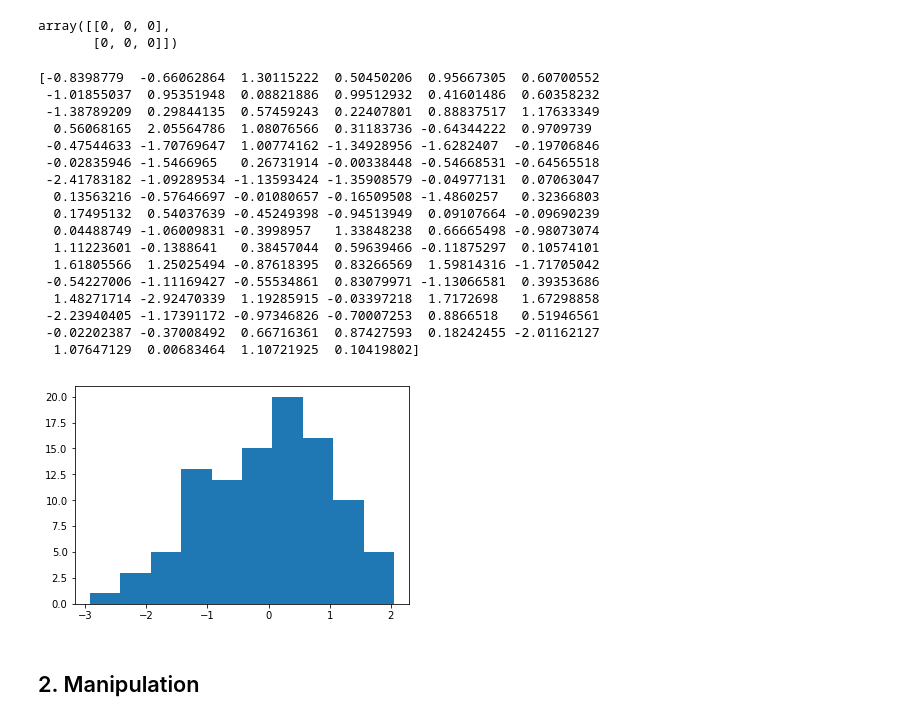
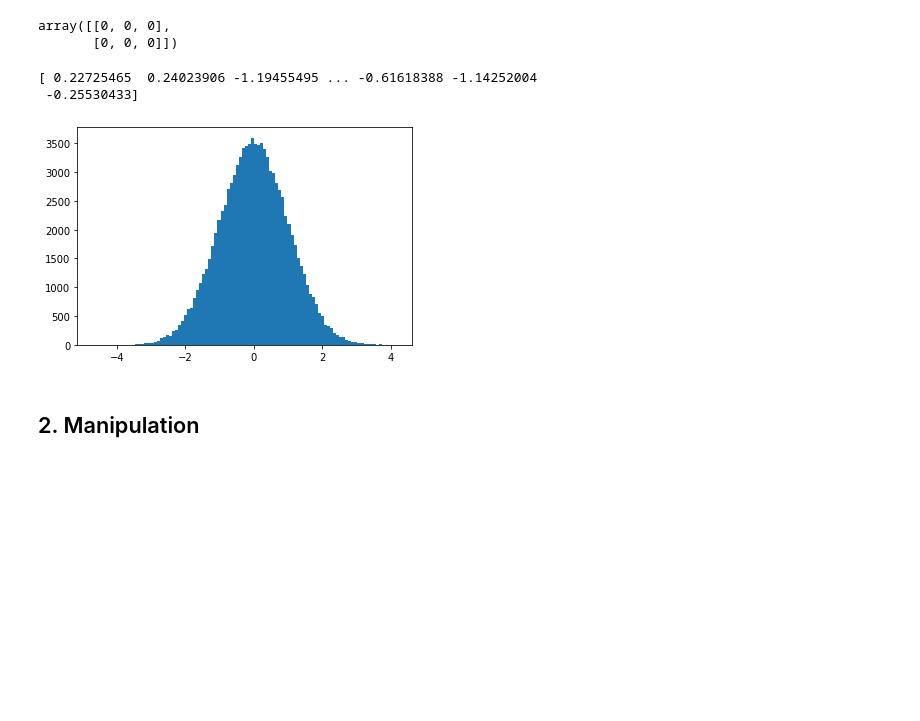
Before and after one commit to TaeYongGong/class2021Spring, a Jupyter notebook: numpy.ipynb, the cells around one changed output. Cells and saved outputs as stored; diff of their text form; code cells hidden in the pictures; blank space fills up the shorter version.

```diff
--- a/numpy.ipynb
+++ b/numpy.ipynb
@@ -41,30 +64,20 @@ np.zeros_like(X)
 # %% [output]
 array([[0, 0, 0],
        [0, 0, 0]])
-# %%
-data = np.random.normal(0,1, 100)
-print(data)
-plt.hist(data, bins=10)
-plt.show()
-# %% [output]
-[-0.8398779  -0.66062864  1.30115222  0.50450206  0.95667305  0.60700552
- -1.01855037  0.95351948  0.08821886  0.99512932  0.41601486  0.60358232
- -1.38789209  0.29844135  0.57459243  0.22407801  0.88837517  1.17633349
-  0.56068165  2.05564786  1.08076566  0.31183736 -0.64344222  0.9709739
- -0.47544633 -1.70769647  1.00774162 -1.34928956 -1.6282407  -0.19706846
- -0.02835946 -1.5466965   0.26731914 -0.00338448 -0.54668531 -0.64565518
- -2.41783182 -1.09289534 -1.13593424 -1.35908579 -0.04977131  0.07063047
-  0.13563216 -0.57646697 -0.01080657 -0.16509508 -1.4860257   0.32366803
-  0.17495132  0.54037639 -0.45249398 -0.94513949  0.09107664 -0.09690239
-  0.04488749 -1.06009831 -0.3998957   1.33848238  0.66665498 -0.98073074
-  1.11223601 -0.1388641   0.38457044  0.59639466 -0.11875297  0.10574101
-  1.61805566  1.25025494 -0.87618395  0.83266569  1.59814316 -1.71705042
- -0.54227006 -1.11169427 -0.55534861  0.83079971 -1.13066581  0.39353686
-  1.48271714 -2.92470339  1.19285915 -0.03397218  1.7172698   1.67298858
- -2.23940405 -1.17391172 -0.97346826 -0.70007253  0.8866518   0.51946561
- -0.02202387 -0.37008492  0.66716361  0.87427593  0.18242455 -2.01162127
-  1.07647129  0.00683464  1.10721925  0.10419802]
-[figure, removed]
+# %%
+data = np.random.normal(0,1, 100000)
+# random하게 수를 추출하되 {0}가 평균, {1}가 표준편차, size = {3}가 숫자의 개수인 정규분포의 형태가 되게 추출해라.
+# np.random.normal(mu, sigma, size=)
+출처: https://rfriend.tistory.com/284 [R, Python 분석과 프로그래밍의 친구 (by R Friend)]
+print(data)
+plt.hist(data, bins=100)
+# histogram의 형태
+# bins -> standard distribution의 원소를 몇개의 바구니안에 담을 것인가(몇개의 차트안에 담을 것인다. )
+plt.show()
+# %% [output]
+[ 0.22725465  0.24023906 -1.19455495 ... -0.61618388 -1.14252004
+ -0.25530433]
+[figure, added]
 # %% [markdown]
 ## 2. Manipulation
 # %%
```
Also changed, not shown: parts of 30 cells of this notebook.
